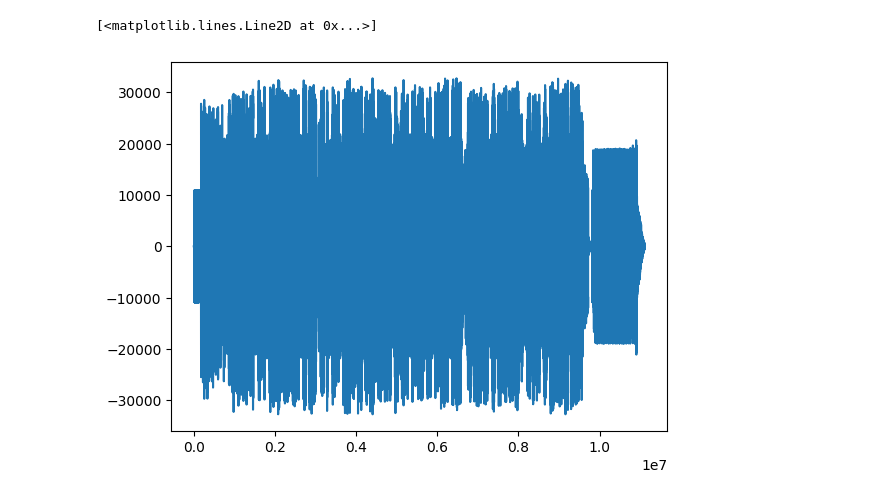
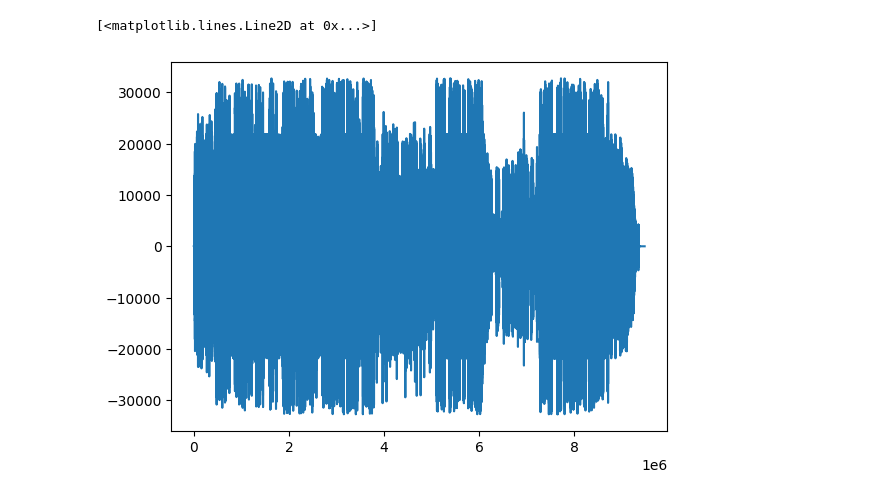
Before and after one commit to Team-Denis/BestHackathon3, a Jupyter notebook: ant_code/sound_offuscation/encode data.ipynb, the cells around one changed output. Saved outputs shown, nothing was run; the diff lists cells and outputs as text; code cells hidden in the pictures.

```diff
--- a/ant_code/sound_offuscation/encode data.ipynb
+++ b/ant_code/sound_offuscation/encode data.ipynb
@@ -78,6 +105,6 @@ wavfile.write("output/oppa_output.wav", fs, final_audio.astype(np.int16))
 # %%
-written_file = wavfile.read("output/oppa_output.wav")
+written_file = wavfile.read("output/Hayloft_II_output.wav")
 plt.plot(written_file[1])
 # %% [output]
 [<matplotlib.lines.Line2D at 0x...>]
-[figure, old version]
+[figure, new version]
```
Also changed, not shown: parts of 13 cells of this notebook, 4 other files.
